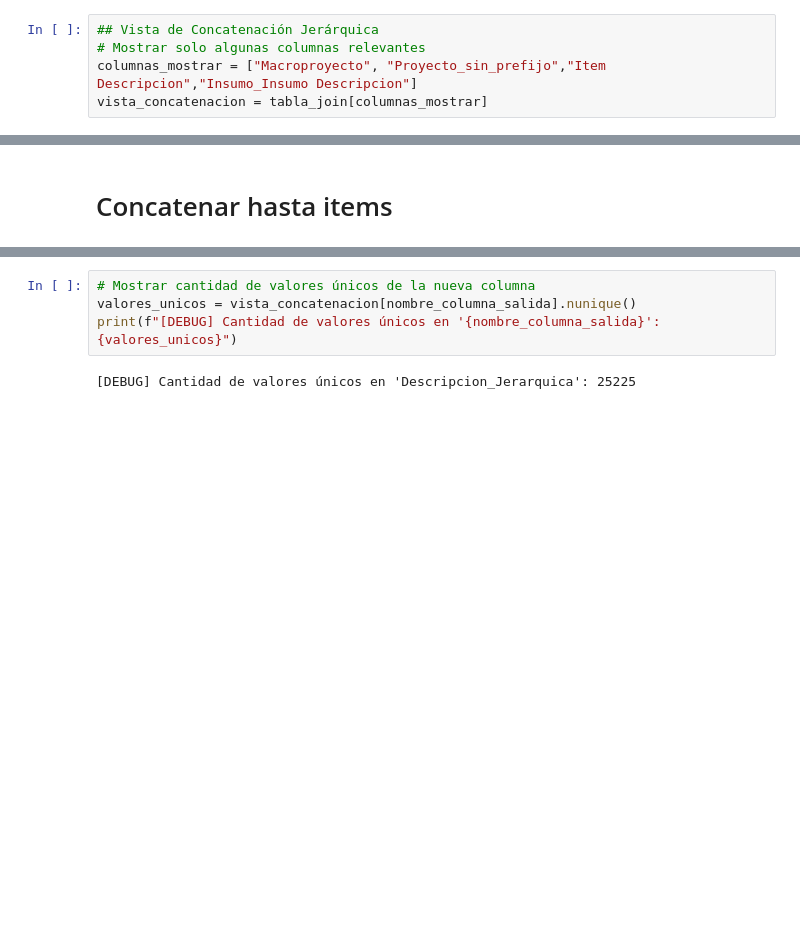
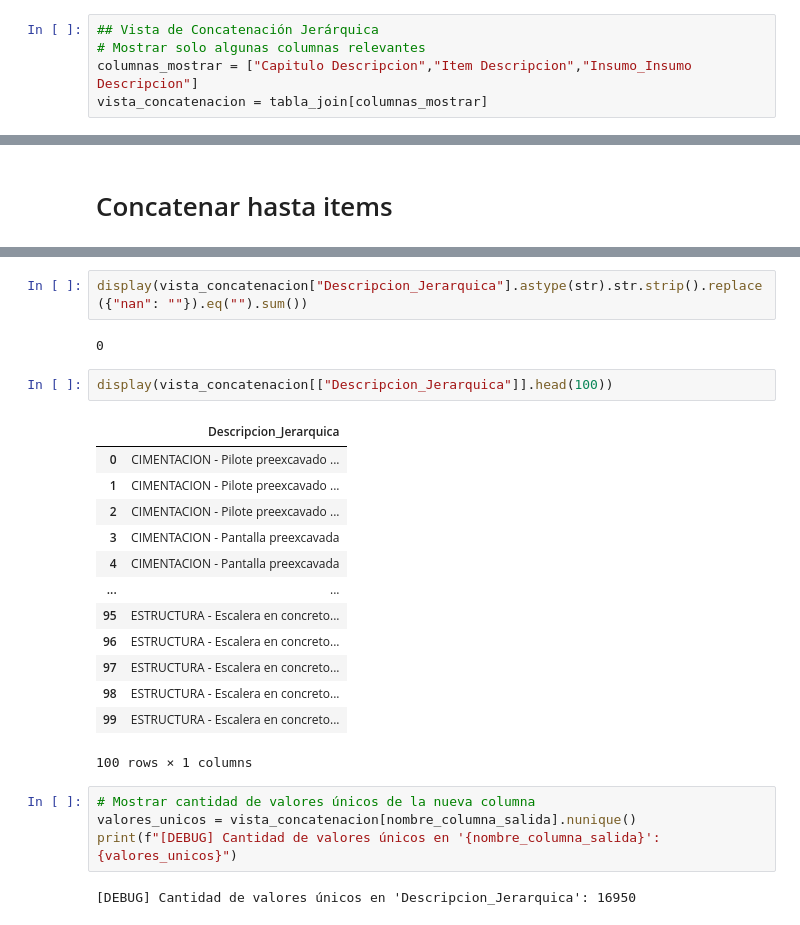
Before and after one commit to ConnectEscuelaIngenieros/consultoriaConnectBogota, a Jupyter notebook: Concatenador_Codigos_para_Homologador.ipynb, the cells around one changed output, grey strips where cells are left out. Saved outputs shown, nothing was run; the diff lists cells and outputs as text; blank space fills up the shorter version.

```diff
--- a/Concatenador_Codigos_para_Homologador.ipynb
+++ b/Concatenador_Codigos_para_Homologador.ipynb
@@ -90,7 +90,7 @@ print("[DEBUG] Exportado CSV y Parquet correctamente.")
 # %%
 ## Vista de Concatenación Jerárquica
 # Mostrar solo algunas columnas relevantes
-columnas_mostrar = ["Macroproyecto", "Proyecto_sin_prefijo","Item Descripcion","Insumo_Insumo Descripcion"]
+columnas_mostrar = ["Capitulo Descripcion","Item Descripcion","Insumo_Insumo Descripcion"]
 vista_concatenacion = tabla_join[columnas_mostrar]
 # %% [markdown]
 ### Verificación
@@ -801,9 +814,29 @@ Try using .loc[row_indexer,col_indexer] = value instead
 
 See the caveats in the documentation: https://pandas.pydata.org/pandas-docs/stable/user_guide/indexing.html#returning-a-view-versus-a-copy
   vista_concatenacion[nombre_columna_salida] = vista_concatenacion.apply(
+# %%
+display(vista_concatenacion["Descripcion_Jerarquica"].astype(str).str.strip().replace({"nan": ""}).eq("").sum())
+# %% [output]
+0
+# %%
+display(vista_concatenacion[["Descripcion_Jerarquica"]].head(100))
+# %% [output]
+|  | Descripcion_Jerarquica |
+| 0 | CIMENTACION - Pilote preexcavado ... |
+| 1 | CIMENTACION - Pilote preexcavado ... |
+| 2 | CIMENTACION - Pilote preexcavado ... |
+| 3 | CIMENTACION - Pantalla preexcavada |
+| 4 | CIMENTACION - Pantalla preexcavada |
+| ... | ... |
+| 95 | ESTRUCTURA - Escalera en concreto... |
+| 96 | ESTRUCTURA - Escalera en concreto... |
+| 97 | ESTRUCTURA - Escalera en concreto... |
+| 98 | ESTRUCTURA - Escalera en concreto... |
+| 99 | ESTRUCTURA - Escalera en concreto... |
+100 rows × 1 columns
 # %%
 # Mostrar cantidad de valores únicos de la nueva columna
 valores_unicos = vista_concatenacion[nombre_columna_salida].nunique()
 print(f"[DEBUG] Cantidad de valores únicos en '{nombre_columna_salida}': {valores_unicos}")
 # %% [output]
-[DEBUG] Cantidad de valores únicos en 'Descripcion_Jerarquica': 25225
+[DEBUG] Cantidad de valores únicos en 'Descripcion_Jerarquica': 16950
```
Also changed, not shown: parts of 4 cells of this notebook, 4 other files.
